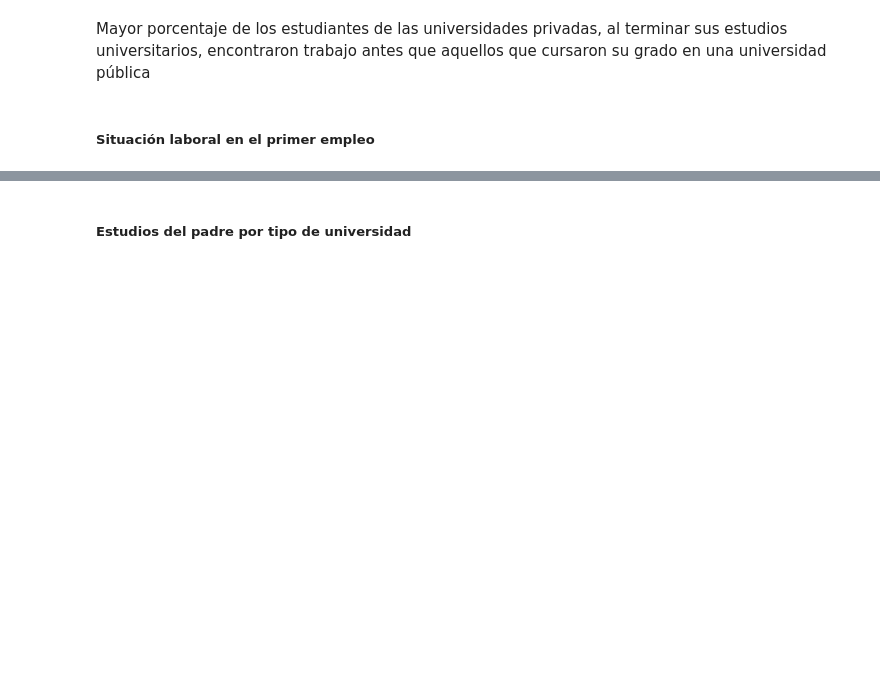
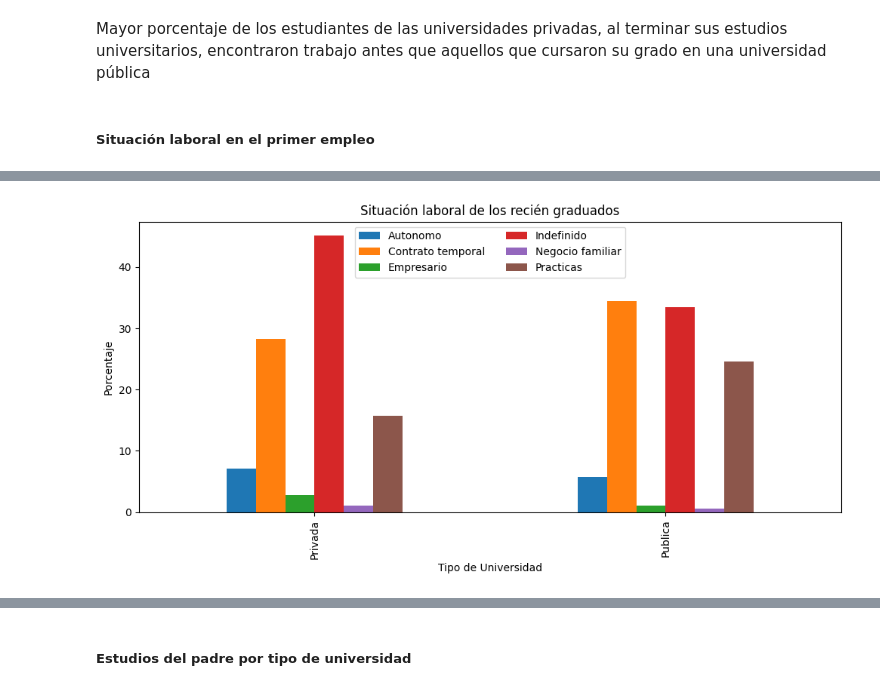
Before and after one commit to BeatrizGD/Students-Employability-Exploratory-Data-Analysis, a Jupyter notebook: src/main.ipynb, the cells around one changed output, grey strips where cells are left out. Cells and saved outputs as stored; diff of their text form; code cells hidden in the pictures; blank space fills up the shorter version.

```diff
--- a/src/main.ipynb
+++ b/src/main.ipynb
@@ -504,0 +526,6 @@ Mayor porcentaje de los estudiantes de las universidades privadas, al terminar s
+# %%
+# Nos quedamos con aquellos campos no nulos y filtramos para excluir aquellos registros cuyo valor de la variable PR_CONOC sea diferente de SÍ
+tipo_primer_empleo = students.copy()
+tipo_primer_empleo  = tipo_primer_empleo[(tipo_primer_empleo['PR_SIT_PR'].notnull()) & (tipo_primer_empleo['PR_CONOC']==1)]
+
+tipo_primer_empleo
@@ -504,0 +546,13 @@ Mayor porcentaje de los estudiantes de las universidades privadas, al terminar s
+# %%
+# Diccionario con la nueva codificación para la columna.
+tiempo_empleo = {1: "Practicas", 2: "Indefinido", 3: "Contrato temporal", 4: "Empresario", 5:"Autonomo", 6:"Negocio familiar"}
+
+# Reemplaza los valores en la columna 'PR_SIT_PR'
+tipo_primer_empleo['PR_SIT_PR'] = tipo_primer_empleo['PR_SIT_PR'].replace(tiempo_empleo)
+# %%
+# Calcular los porcentajes de tipo de primer empleo obtenido
+porcentaje_tipo_empleo = tipo_primer_empleo.groupby('T_UNIV')['PR_SIT_PR'].value_counts(normalize=True) * 100
+
+tipo__primer_empleo = pd.DataFrame(porcentaje_tipo_empleo) # Creamos un DataFrame para almacenar la información
+#porcentaje_empleo.rename_axis(['T_Univ','Tiempo hasta el primer empleo'])
+tipo__primer_empleo
@@ -504,0 +574,14 @@ Mayor porcentaje de los estudiantes de las universidades privadas, al terminar s
+# %%
+# Gráfico porcentajes
+fig, ax = plt.subplots(figsize=(12, 5))
+tipo__primer_empleo['PR_SIT_PR'].unstack().plot(kind='bar', ax=ax)
+
+ax.set_xlabel('Tipo de Universidad')
+ax.set_ylabel('Porcentaje')
+ax.set_title('Situación laboral de los recién graduados')
+ax.legend(loc='upper center', ncols=2)
+#plt.legend(loc='center right', labels=['Sin Empleo', 'Con Empleo'])
+
+plt.show()
+# %% [output]
+[figure, added]
```
Also changed, not shown: parts of 15 cells of this notebook, 1 other file.
